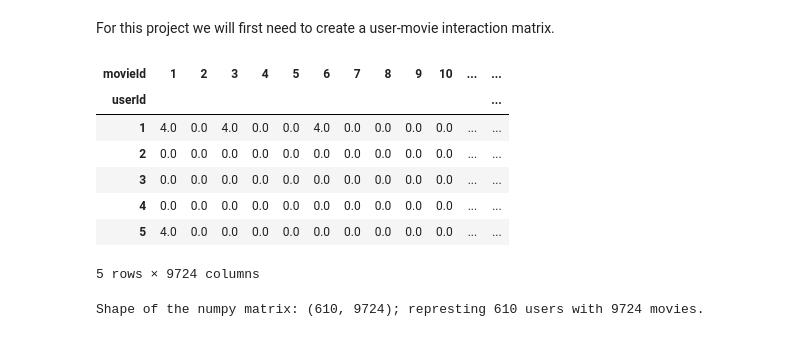
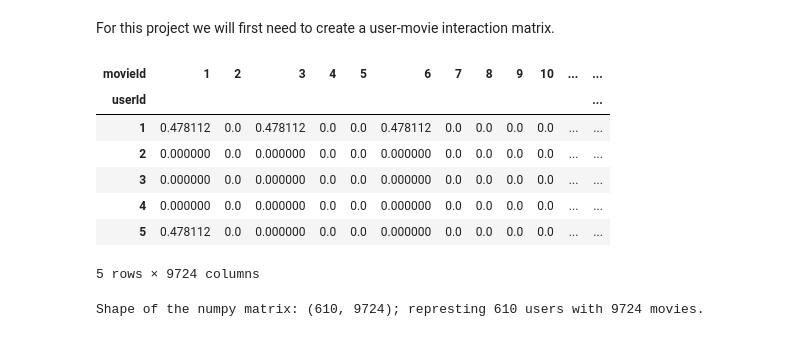
Before and after one commit to scottpitcher/Customer_RecommendationSystem, a Jupyter notebook: main.ipynb, the cells around one changed output. Drawn from its saved outputs; the diff is of its cells as text; code cells hidden in the pictures.

```diff
--- a/main.ipynb
+++ b/main.ipynb
@@ -30,0 +44,9 @@ ratings = pd.read_csv('data/ratings.csv')
+# %%
+scaler = StandardScaler()
+ratings['rating_scaled'] = scaler.fit_transform(ratings[['rating']])
+
+sns.histplot(ratings['rating_scaled'], bins=30, kde=True)
+plt.xlabel('Ratings')
+plt.ylabel('Frequency')
+plt.title('Distribution of Scaled Ratings')
+plt.show()
@@ -69,16 +98,16 @@ As this is an already cleaned dataset, we can skip over to data preprocessing.
 For this project we will first need to create a user-movie interaction matrix.
 # %%
 # Assume NAs are not watched by user, so rating of 0
-user_rating_matrix = ratings.pivot(index='userId', columns='movieId', values='rating').fillna(0)
+user_rating_matrix = ratings.pivot(index='userId', columns='movieId', values='rating_scaled').fillna(0)
 user_rating_matrix.head()
 # %% [output]
 | movieId | 1 | 2 | 3 | 4 | 5 | 6 | 7 | 8 | 9 | 10 | ... | ... |
 | userId |  |  |  |  |  |  |  |  |  |  |  | ... |
-| 1 | 4.0 | 0.0 | 4.0 | 0.0 | 0.0 | 4.0 | 0.0 | 0.0 | 0.0 | 0.0 | ... | ... |
-| 2 | 0.0 | 0.0 | 0.0 | 0.0 | 0.0 | 0.0 | 0.0 | 0.0 | 0.0 | 0.0 | ... | ... |
-| 3 | 0.0 | 0.0 | 0.0 | 0.0 | 0.0 | 0.0 | 0.0 | 0.0 | 0.0 | 0.0 | ... | ... |
-| 4 | 0.0 | 0.0 | 0.0 | 0.0 | 0.0 | 0.0 | 0.0 | 0.0 | 0.0 | 0.0 | ... | ... |
-| 5 | 4.0 | 0.0 | 0.0 | 0.0 | 0.0 | 0.0 | 0.0 | 0.0 | 0.0 | 0.0 | ... | ... |
+| 1 | 0.478112 | 0.0 | 0.478112 | 0.0 | 0.0 | 0.478112 | 0.0 | 0.0 | 0.0 | 0.0 | ... | ... |
+| 2 | 0.000000 | 0.0 | 0.000000 | 0.0 | 0.0 | 0.000000 | 0.0 | 0.0 | 0.0 | 0.0 | ... | ... |
+| 3 | 0.000000 | 0.0 | 0.000000 | 0.0 | 0.0 | 0.000000 | 0.0 | 0.0 | 0.0 | 0.0 | ... | ... |
+| 4 | 0.000000 | 0.0 | 0.000000 | 0.0 | 0.0 | 0.000000 | 0.0 | 0.0 | 0.0 | 0.0 | ... | ... |
+| 5 | 0.478112 | 0.0 | 0.000000 | 0.0 | 0.0 | 0.000000 | 0.0 | 0.0 | 0.0 | 0.0 | ... | ... |
 5 rows × 9724 columns
 # %%
 # Convert this from a pandas df to numpy array
```
Also changed, not shown: parts of 14 cells of this notebook.
